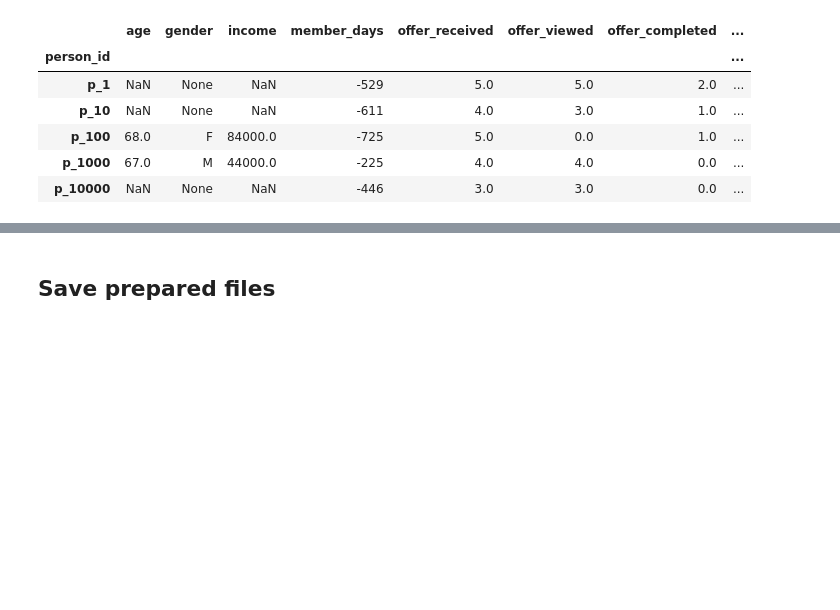
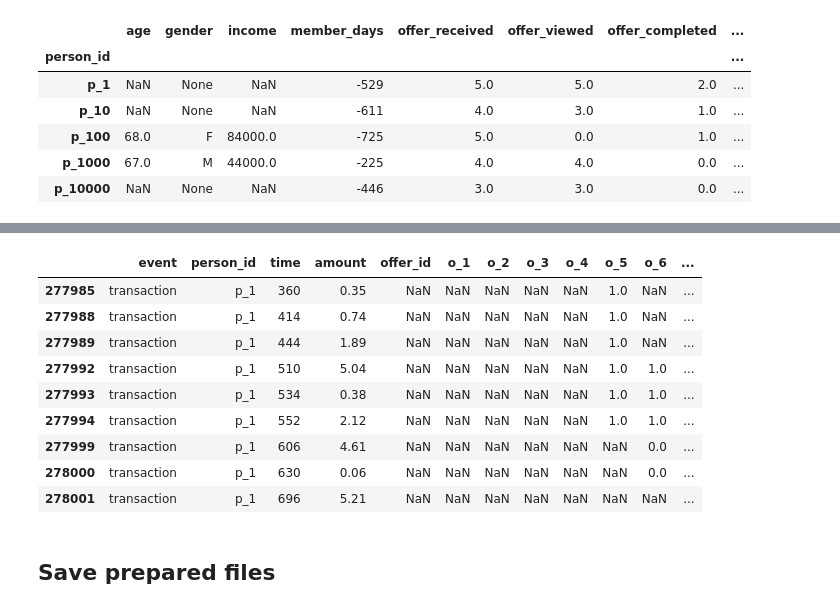
Before and after one commit to rbuerki/segmentation-challenge-starbucks, a Jupyter notebook: 1-data_prep.ipynb, the cells around one changed output, grey strips where cells are left out. Cells and saved outputs as stored; diff of their text form; code cells hidden in the pictures; blank space fills up the shorter version.

```diff
--- a/1-data_prep.ipynb
+++ b/1-data_prep.ipynb
@@ -828,3 +976,16 @@ profile_long.head()
+# %%
+transcript_extended.loc[(transcript_extended['person_id'] == 'p_1') & (transcript_extended['event'] == 'transaction')]
+# %% [output]
+|  | event | person_id | time | amount | offer_id | o_1 | o_2 | o_3 | o_4 | o_5 | o_6 | ... |
+| 277985 | transaction | p_1 | 360 | 0.35 | NaN | NaN | NaN | NaN | NaN | 1.0 | NaN | ... |
+| 277988 | transaction | p_1 | 414 | 0.74 | NaN | NaN | NaN | NaN | NaN | 1.0 | NaN | ... |
+| 277989 | transaction | p_1 | 444 | 1.89 | NaN | NaN | NaN | NaN | NaN | 1.0 | NaN | ... |
+| 277992 | transaction | p_1 | 510 | 5.04 | NaN | NaN | NaN | NaN | NaN | 1.0 | 1.0 | ... |
+| 277993 | transaction | p_1 | 534 | 0.38 | NaN | NaN | NaN | NaN | NaN | 1.0 | 1.0 | ... |
+| 277994 | transaction | p_1 | 552 | 2.12 | NaN | NaN | NaN | NaN | NaN | 1.0 | 1.0 | ... |
+| 277999 | transaction | p_1 | 606 | 4.61 | NaN | NaN | NaN | NaN | NaN | NaN | 0.0 | ... |
+| 278000 | transaction | p_1 | 630 | 0.06 | NaN | NaN | NaN | NaN | NaN | NaN | 0.0 | ... |
+| 278001 | transaction | p_1 | 696 | 5.21 | NaN | NaN | NaN | NaN | NaN | NaN | NaN | ... |
 # %% [markdown]
 ## Save prepared files
 # %%
```
Also changed, not shown: parts of 19 cells of this notebook.
